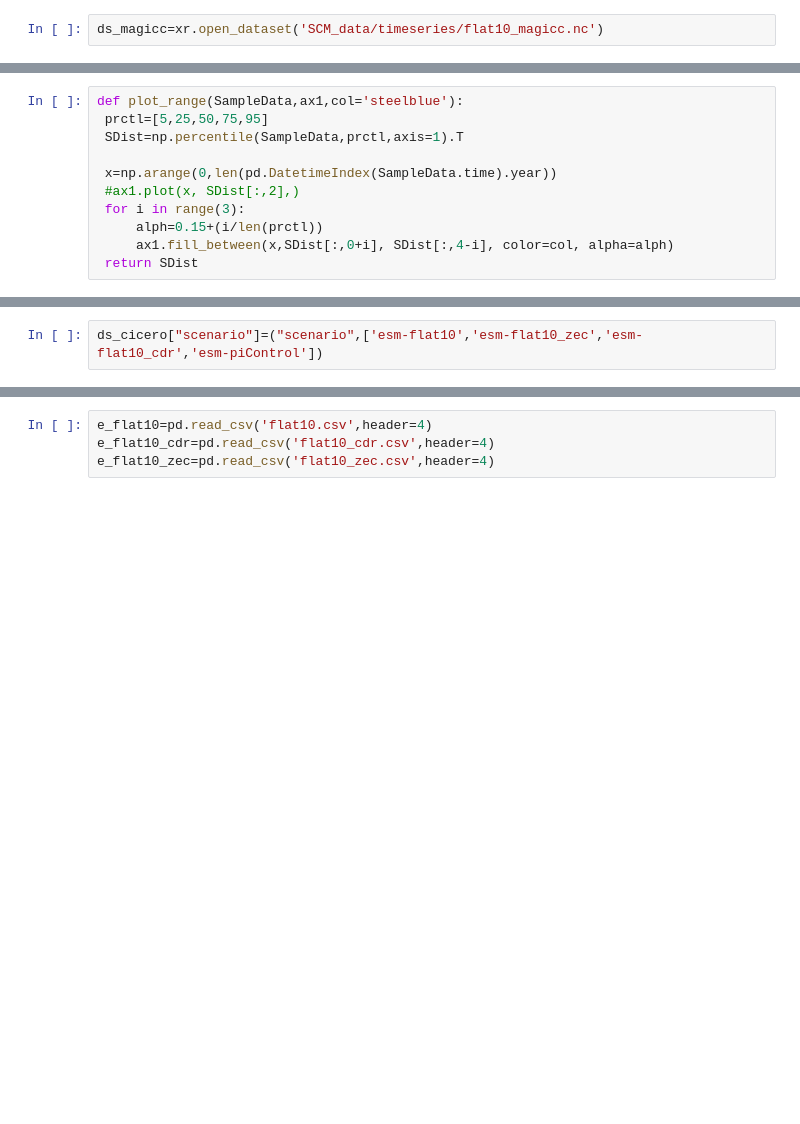
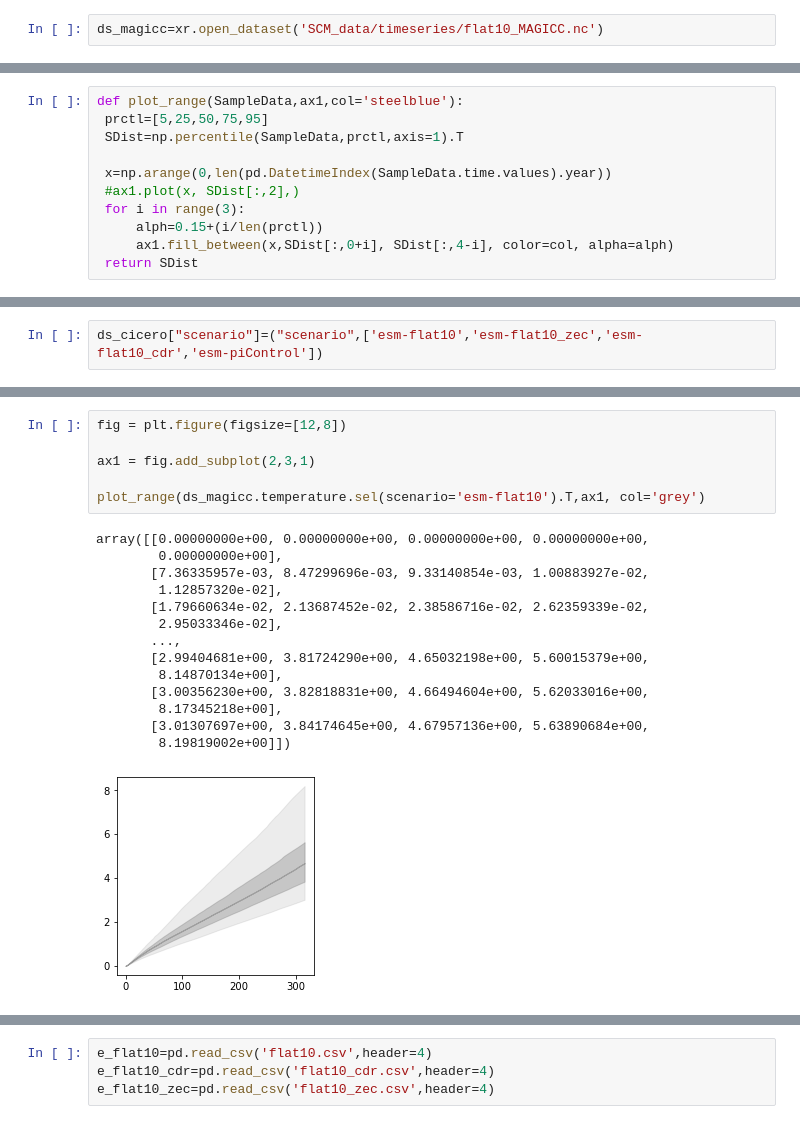
Before and after one commit to ckoven/esm-deck, a Jupyter notebook: flat10_scm.ipynb, the cells around one changed output, grey strips where cells are left out. Cells and saved outputs as stored; diff of their text form; blank space fills up the shorter version.

```diff
--- a/flat10_scm.ipynb
+++ b/flat10_scm.ipynb
@@ -11,7 +11,7 @@ ds_fair=xr.open_dataset('SCM_data/timeseries/flat10_FaIR.nc')
 # %% [markdown]
 import MAGICC data
 # %%
-ds_magicc=xr.open_dataset('SCM_data/timeseries/flat10_magicc.nc')
+ds_magicc=xr.open_dataset('SCM_data/timeseries/flat10_MAGICC.nc')
 # %%
 ds_cicero=xr.open_dataset('SCM_data/timeseries/flat10_CICEROSCM.nc')
 # %%
@@ -19,7 +19,7 @@ def plot_range(SampleData,ax1,col='steelblue'):
  prctl=[5,25,50,75,95]
  SDist=np.percentile(SampleData,prctl,axis=1).T
 
- x=np.arange(0,len(pd.DatetimeIndex(SampleData.time).year))
+ x=np.arange(0,len(pd.DatetimeIndex(SampleData.time.values).year))
  #ax1.plot(x, SDist[:,2],)
  for i in range(3):
      alph=0.15+(i/len(prctl))
@@ -90,3 +109,24 @@ ds_cicero["scenario"]=("scenario",['esm-flat10','esm-flat10_zec','esm-flat10_cdr
+# %%
+fig = plt.figure(figsize=[12,8])
+
+ax1 = fig.add_subplot(2,3,1)
+
+plot_range(ds_magicc.temperature.sel(scenario='esm-flat10').T,ax1, col='grey')
+# %% [output]
+array([[0.00000000e+00, 0.00000000e+00, 0.00000000e+00, 0.00000000e+00,
+        0.00000000e+00],
+       [7.36335957e-03, 8.47299696e-03, 9.33140854e-03, 1.00883927e-02,
+        1.12857320e-02],
+       [1.79660634e-02, 2.13687452e-02, 2.38586716e-02, 2.62359339e-02,
+        2.95033346e-02],
+       ...,
+       [2.99404681e+00, 3.81724290e+00, 4.65032198e+00, 5.60015379e+00,
+        8.14870134e+00],
+       [3.00356230e+00, 3.82818831e+00, 4.66494604e+00, 5.62033016e+00,
+        8.17345218e+00],
+       [3.01307697e+00, 3.84174645e+00, 4.67957136e+00, 5.63890684e+00,
+        8.19819002e+00]])
+[figure, added]
 # %%
 fig = plt.figure(figsize=[12,8])
 
```
Also changed, not shown: parts of 22 cells of this notebook, 7 other files.
